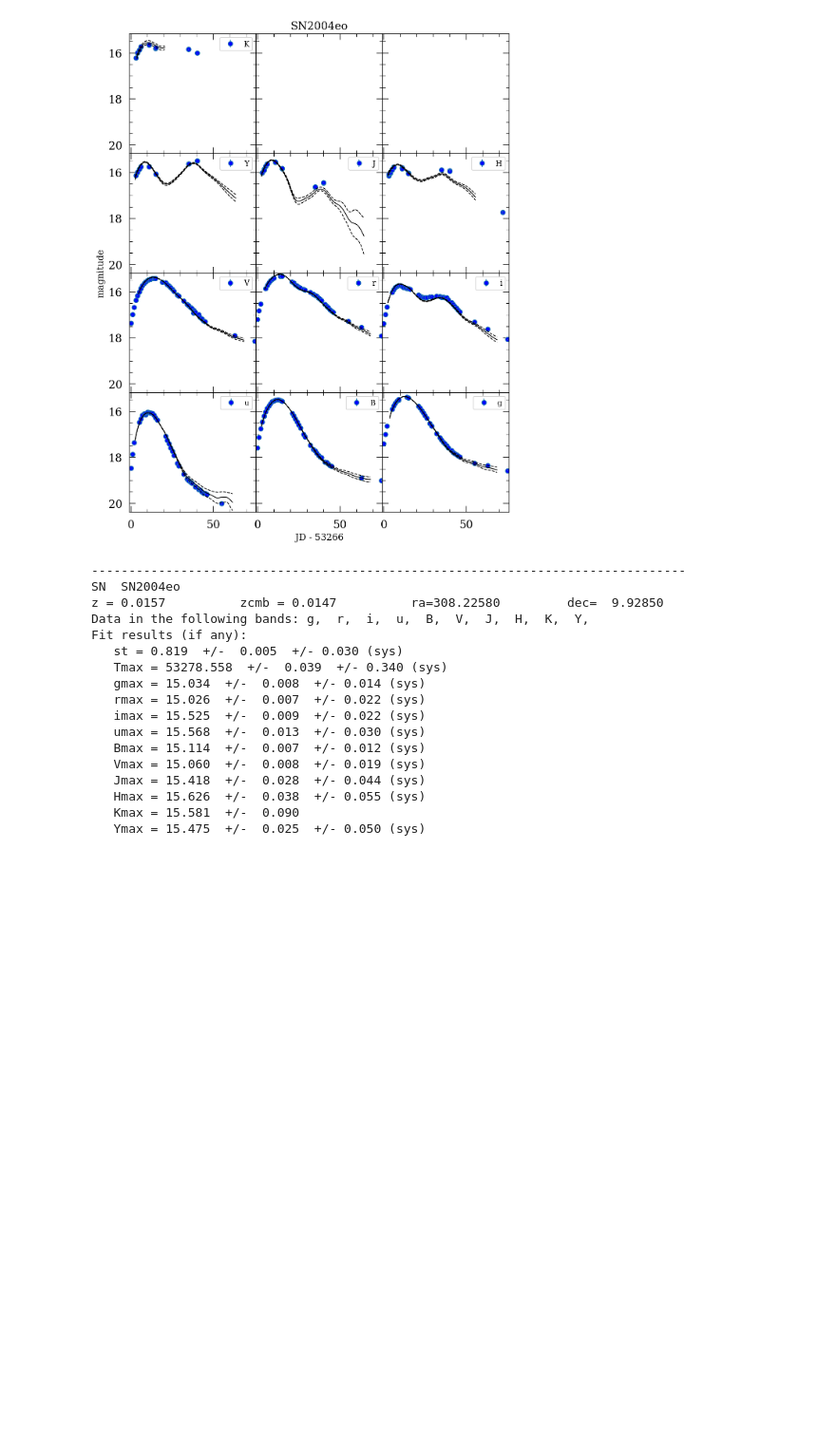
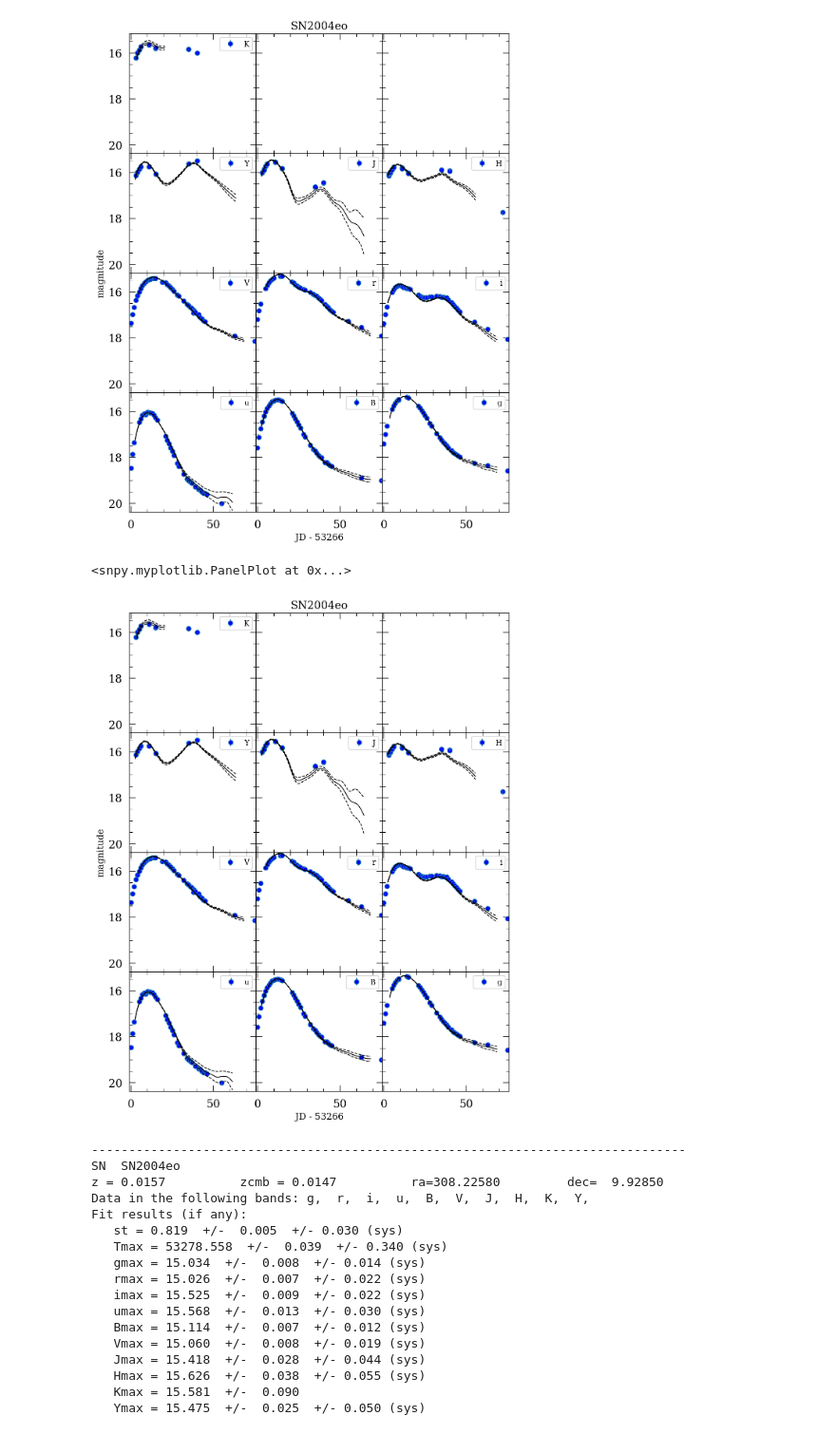
Before and after one commit to HOSTFLOWS/flows_sims, a Jupyter notebook: 0.sample_cuts.ipynb, the cells around one changed output. Shown at 95% size. Cells and saved outputs as stored; diff of their text form; code cells hidden in the pictures; blank space fills up the shorter version.

```diff
--- a/0.sample_cuts.ipynb
+++ b/0.sample_cuts.ipynb
@@ -31,6 +31,11 @@ sn.choose_model(SNOOPY_MODEL)
 sn.fit()
 # %% [output]
 [figure]
+# %%
+sn.plot(outfile='paper_plots/snoopy_fit.pdf')
+# %% [output]
+<snpy.myplotlib.PanelPlot at 0x...>
+[figure, added]
 # %%
 sn.summary()
 # %% [output]
```
Also changed, not shown: parts of 1 cell of this notebook.
